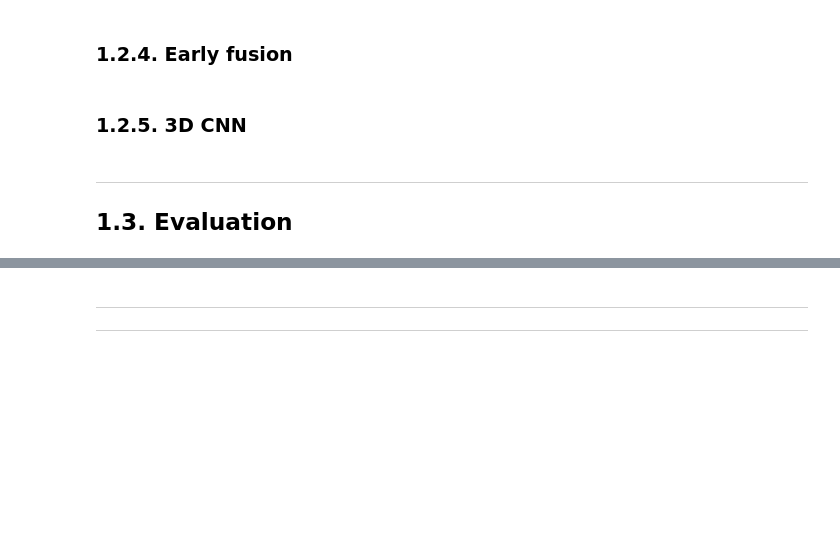
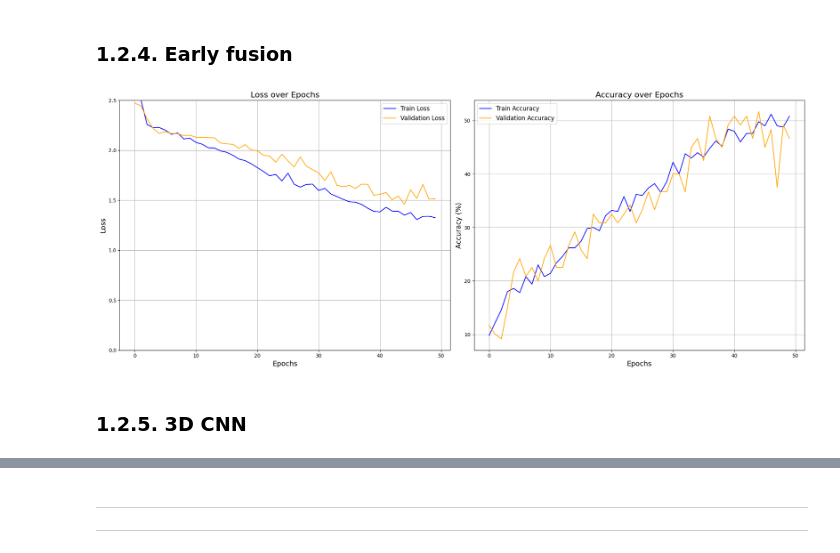
Before and after one commit to AlessandroLongo23/IDLCV_Video_Classification, a Jupyter notebook: main.ipynb, the cells around one changed output, grey strips where cells are left out. Drawn from its saved outputs; the diff is of its cells as text; code cells hidden in the pictures; blank space fills up the shorter version.

```diff
--- a/main.ipynb
+++ b/main.ipynb
@@ -136,10 +121,15 @@ model.train_(
 ### 1.2.4. Early fusion
 # %%
 from Models.EarlyFusion import EarlyFusion
-import torch.optim as optim
-import torch.nn as nn
 
 model = EarlyFusion(device).to(device)
-
-criterion = nn.CrossEntropyLoss()
-optimizer = optim.Adam(model.parameters(), lr=1e-4)
+model.train_(
+    num_epochs=50,
+    optimizer=optim.Adam(model.parameters(), lr=1e-3, weight_decay=1e-4),
+    criterion=nn.CrossEntropyLoss(),
+    train_loader=framevideolist_train_loader,
+    val_loader=framevideolist_val_loader,
+    plot=True
+)
+# %% [output]
+[figure, added]
@@ -159,3 +137,0 @@ model.train_(
-# %% [markdown]
-- - -
-## 1.3. Evaluation
```
Also changed, not shown: parts of 15 cells of this notebook, 7 other files.
